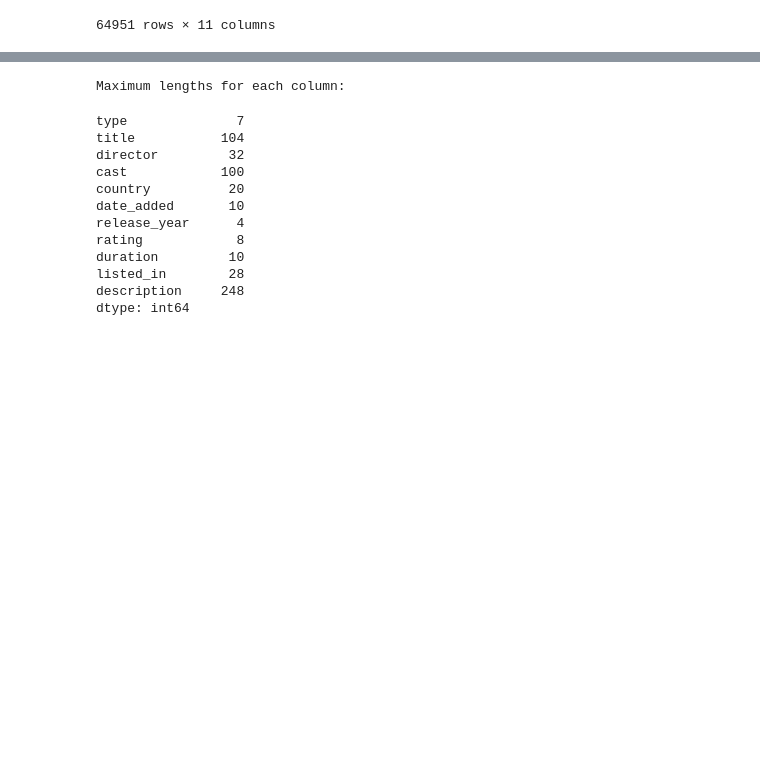
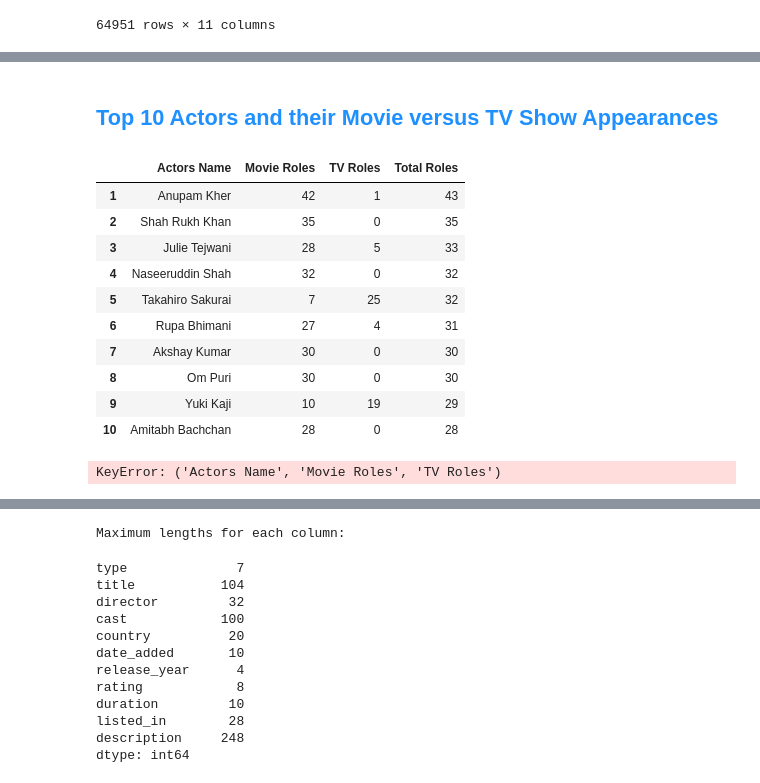
Before and after one commit to jameslaurence82/PythonPandas, a Jupyter notebook: netflixtitles.ipynb, the cells around one changed output, grey strips where cells are left out. Cells and saved outputs as stored; diff of their text form; code cells hidden in the pictures; blank space fills up the shorter version.

```diff
--- a/netflixtitles.ipynb
+++ b/netflixtitles.ipynb
@@ -526,0 +517,15 @@ NameError: name 'castcount' is not defined
+# %%
+# copy exploded castdf dataframe to show_movie dataframe to continue analysis
+show_movie = castdf.copy()
+
+# displays only the cast and the type column
+show_movie = show_movie[['cast','type']].dropna()
+
+# drops the original index and resets the index
+show_movie.reset_index(drop=True, inplace=True)
+
+# sets show_movie index to start at 1
+show_movie.index = show_movie.index + 1
+
+# display dataframe
+show_movie
@@ -527,3 +546,59 @@ NameError: name 'castcount' is not defined
+# %%
+# Count occurrences of each cast name for each 'type'
+cast_count = show_movie.groupby(['cast', 'type']).size().unstack(fill_value=0)
+
+# Add a new column 'total_count' representing the total count for each cast name
+cast_count['total_count'] = cast_count['Movie'] + cast_count['TV Show']
+
+# Sort the DataFrame by 'total_count' in descending order
+cast_count = cast_count.sort_values(by='total_count', ascending=False).head(10)
+
+# Reset the index and set it to start at 1
+cast_count.reset_index(inplace=True)
+cast_count.index = cast_count.index + 1
+
+# removing title from index column
+cast_count.index.name = None
+
+# Label the final columns
+cast_count.columns = ['Actors Name', 'Movie Roles', 'TV Roles', 'Total Roles']
+
+# had to google how to change the color on a notebook, didn't know it was HTML based
+# font style and title
+display(HTML('<h2 style="color: dodgerblue; font-weight: strong;">Top 10 Actors and their Movie versus TV Show Appearances</h2>'))
+
+# Display the result
+cast_count
+# %% [output]
+Top 10 Actors and their Movie versus TV Show Appearances
+|  | Actors Name | Movie Roles | TV Roles | Total Roles |
+| 1 | Anupam Kher | 42 | 1 | 43 |
+| 2 | Shah Rukh Khan | 35 | 0 | 35 |
+| 3 | Julie Tejwani | 28 | 5 | 33 |
+| 4 | Naseeruddin Shah | 32 | 0 | 32 |
+| 5 | Takahiro Sakurai | 7 | 25 | 32 |
+| 6 | Rupa Bhimani | 27 | 4 | 31 |
+| 7 | Akshay Kumar | 30 | 0 | 30 |
+| 8 | Om Puri | 30 | 0 | 30 |
+| 9 | Yuki Kaji | 10 | 19 | 29 |
+| 10 | Amitabh Bachchan | 28 | 0 | 28 |
+# %%
+roles_df = cast_count.copy()
+roles_df = roles_df[roles_df['Actors Name', 'Movie Roles', 'TV Roles']]
+# had to google how to change the color on a notebook, didn't know it was HTML based
+# font style and title
+display(HTML('<h2 style="color: dodgerblue; font-weight: strong;">Top 10 Actors and their Movie versus TV Show Appearances</h2>'))
+# Plotting
+roles_df.set_index('Actors Name').plot(kind='bar', stacked=True, figsize=(10, 6))
+plt.title('Roles Distribution for Top 10 Actors')
+plt.xlabel('Actors Name')
+plt.ylabel('Number of Roles')
+plt.legend(title='Role Type', bbox_to_anchor=(1.05, 1), loc='upper left')
+# Set the rotation of x-axis labels
+plt.tick_params(axis='x', rotation=45)
+plt.show()
+# %% [output]
+KeyError: ('Actors Name', 'Movie Roles', 'TV Roles')
 # %%
 
 # Create a boolean mask for rows where 'director' contains a comma
```
Also changed, not shown: parts of 12 cells of this notebook.
